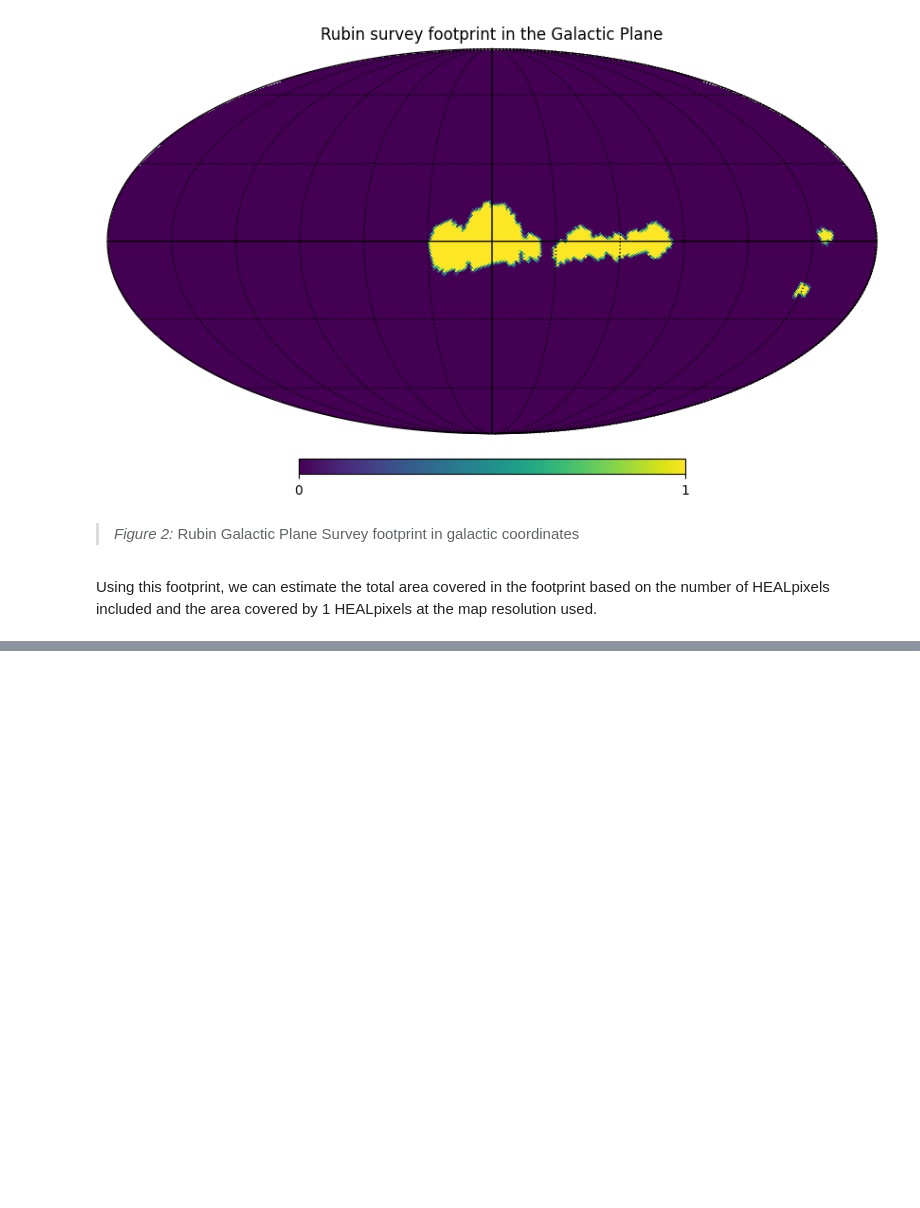
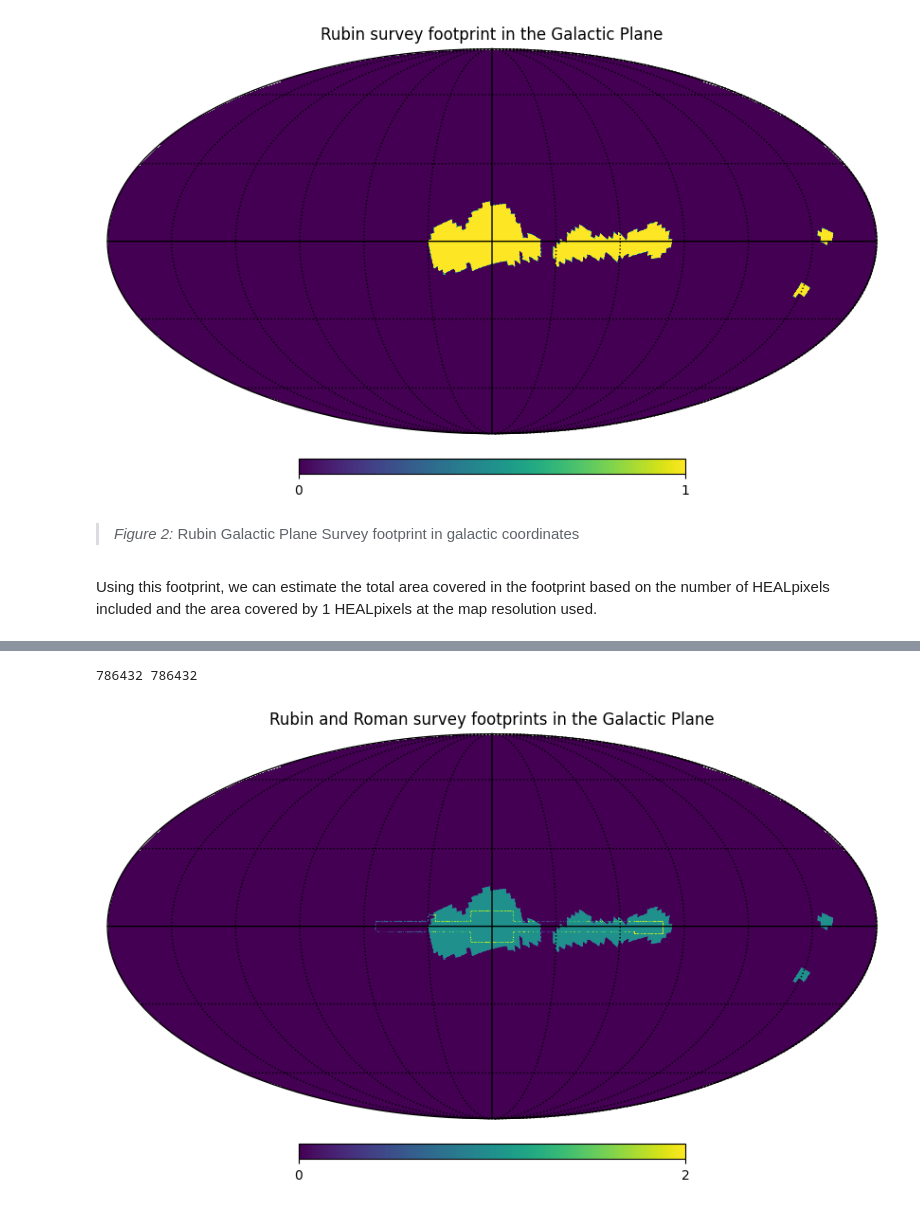
Before and after one commit to rges-pit/rubin_galplane_survey, a Jupyter notebook: rubin_galplane_survey_footprint.ipynb, the cells around one changed output, grey strips where cells are left out. Saved outputs shown, nothing was run; the diff lists cells and outputs as text; code cells hidden in the pictures; blank space fills up the shorter version.

Commit message:
Added Roman Galactic Plane Survey outline

```diff
--- a/rubin_galplane_survey_footprint.ipynb
+++ b/rubin_galplane_survey_footprint.ipynb
@@ -33,3 +38,7 @@ nside = 64
 healpix_resolution_deg = 0.8392936452111668
 n_healpix = 49152
 healpix_map = Array of HEALpixels with 49152 pixels
+# %%
+gp_map = np.array(footprint['healpix_map'])
+gp_map = hp.ud_grade(gp_map, NSIDE)
+print('Number of upsampled map pixels = ' + str(len(gp_map)))
@@ -105,0 +119,42 @@ Total area covered by survey footprint = 1483.8711647333428sq.deg.
+# %%
+data_file = './rgps_footprint_vertices.json'
+with open(data_file, 'r') as f:
+    rgps_footprint = json.load(f)
+# %%
+# Convert the survey vertices to a set of HEALpixel indices
+#shapely.linestrings([[[0, 1], [4, 5]], [[2, 3], [5, 6]]]).tolist()
+
+# Interpolate between vertices
+intervals = np.arange(0, 1, 0.01)
+pointings = []
+for i in range(0, len(rgps_footprint['lsur'])-1, 1):
+    v1 = [rgps_footprint['lsur'][i], rgps_footprint['bsur'][i]]
+    v2 = [rgps_footprint['lsur'][i+1], rgps_footprint['bsur'][i+1]]
+    line = shapely.linestrings([v1, v2])
+    points = line.interpolate(intervals, normalized=True).tolist()
+    pointings += [[p.x, p.y] for p in points]
+pointings = np.array(pointings)
+
+s = SkyCoord(pointings[:,0], pointings[:,1], frame=Galactic(), unit=(u.deg, u.deg))
+s = s.transform_to('icrs')
+phi = np.deg2rad(s.ra.deg)
+theta = (np.pi / 2.0) - np.deg2rad(s.dec.deg)
+hp_list = hp.ang2pix(NSIDE, theta, phi)
+# %%
+# Create a full-sky HEALpixel array and flag the outline pixels, rotate to galactic coordinates
+rgps_map = np.zeros(NPIX)
+rgps_map[hp_list] = 1.0
+
+rgps_map_gal = rotateHealpix(rgps_map, transf=['G','C'])
+# %%
+# Overlay both survey footprints
+rr_map_gal = np.zeros(NPIX)
+print(NPIX, len(gp_map_gal))
+rr_map_gal[:] = gp_map_gal[:]
+rr_map_gal += rgps_map_gal
+
+hp.mollview(rr_map_gal, title='Rubin and Roman survey footprints in the Galactic Plane')
+hp.graticule()
+# %% [output]
+786432 786432
+[figure, added]
```
Also changed, not shown: parts of 7 cells of this notebook, 2 other files.
